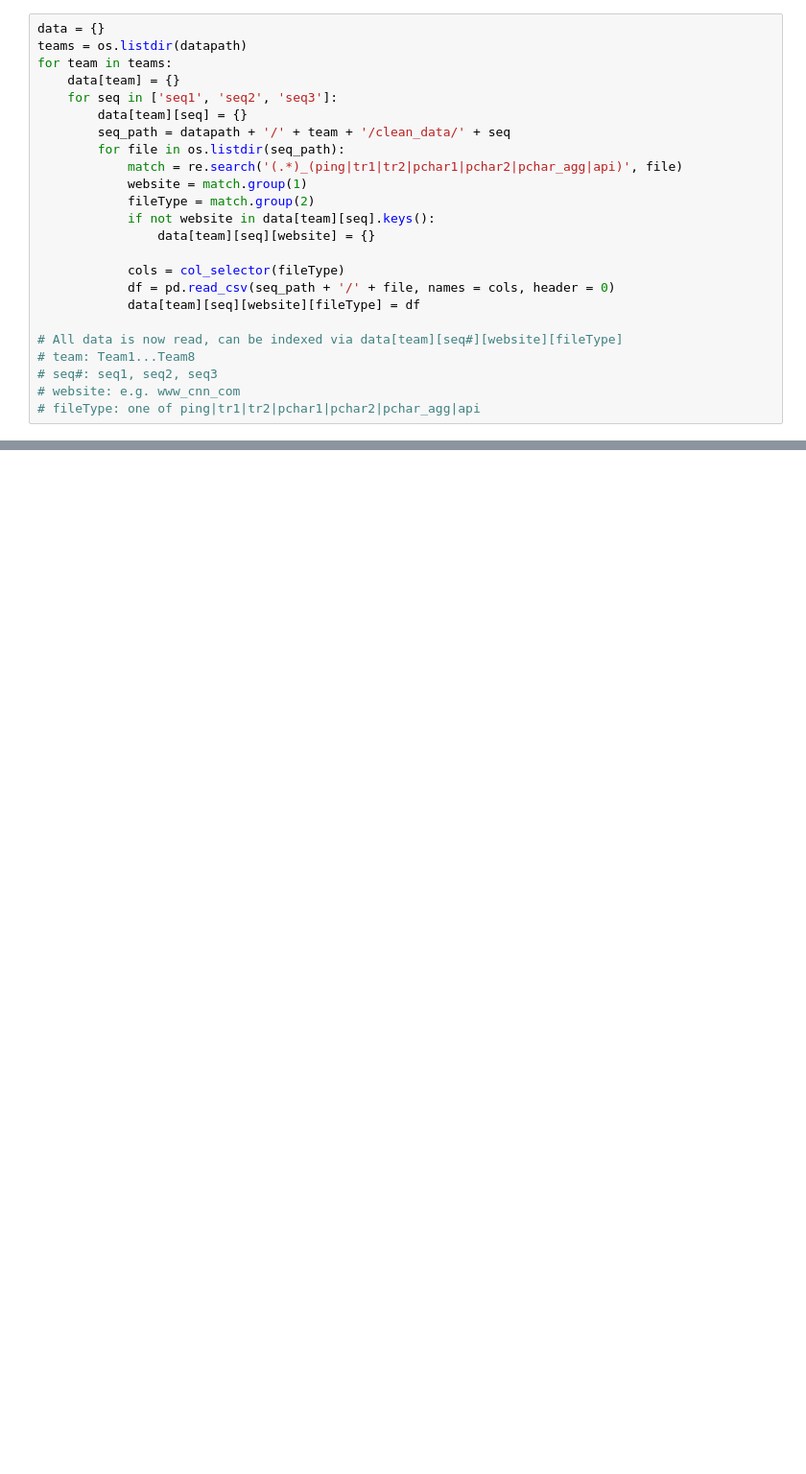
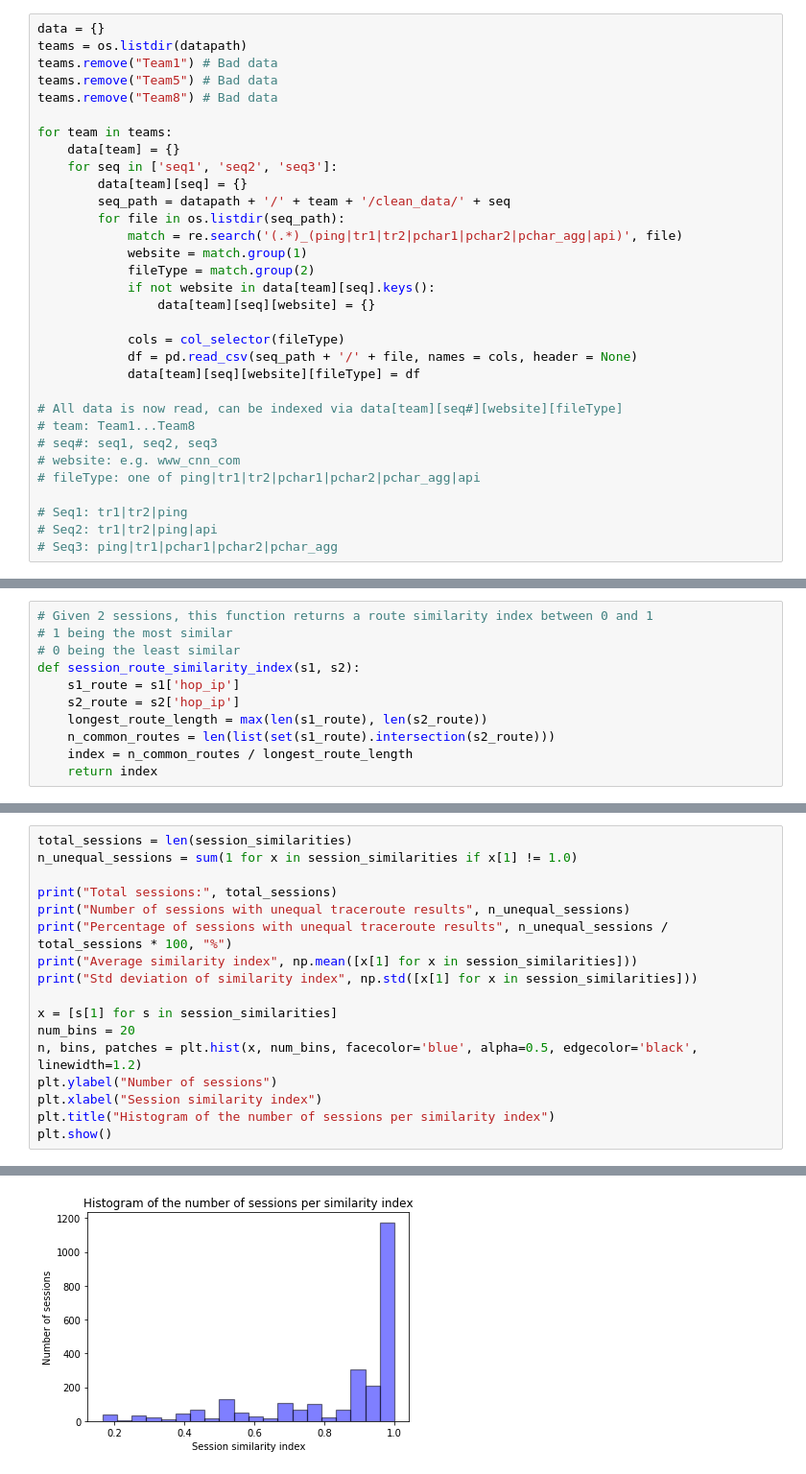
Before and after one commit to mbronckers/cmsc23360, a Jupyter notebook: p3/Analysis.ipynb, the cells around one changed output, grey strips where cells are left out. Shown: that part at 96% size. Cells and saved outputs as stored; diff of their text form; blank space fills up the shorter version.

```diff
--- a/p3/Analysis.ipynb
+++ b/p3/Analysis.ipynb
@@ -43,6 +48,10 @@ def col_selector(fileType):
 # %%
 data = {}
 teams = os.listdir(datapath)
+teams.remove("Team1") # Bad data
+teams.remove("Team5") # Bad data
+teams.remove("Team8") # Bad data
+
 for team in teams:
     data[team] = {}
     for seq in ['seq1', 'seq2', 'seq3']:
@@ -56,7 +65,7 @@ for team in teams:
                 data[team][seq][website] = {}
 
             cols = col_selector(fileType)
-            df = pd.read_csv(seq_path + '/' + file, names = cols, header = 0)
+            df = pd.read_csv(seq_path + '/' + file, names = cols, header = None)
             data[team][seq][website][fileType] = df
 
 # All data is now read, can be indexed via data[team][seq#][website][fileType]
@@ -64,3 +73,7 @@ for team in teams:
 # seq#: seq1, seq2, seq3
 # website: e.g. www_cnn_com
 # fileType: one of ping|tr1|tr2|pchar1|pchar2|pchar_agg|api
+
+# Seq1: tr1|tr2|ping
+# Seq2: tr1|tr2|ping|api
+# Seq3: ping|tr1|pchar1|pchar2|pchar_agg
@@ -66,0 +115,11 @@ for team in teams:
+# %%
+# Given 2 sessions, this function returns a route similarity index between 0 and 1
+# 1 being the most similar
+# 0 being the least similar
+def session_route_similarity_index(s1, s2):
+    s1_route = s1['hop_ip']
+    s2_route = s2['hop_ip']
+    longest_route_length = max(len(s1_route), len(s2_route))
+    n_common_routes = len(list(set(s1_route).intersection(s2_route)))
+    index = n_common_routes / longest_route_length
+    return index
@@ -66,0 +164,18 @@ for team in teams:
+# %%
+total_sessions = len(session_similarities)
+n_unequal_sessions = sum(1 for x in session_similarities if x[1] != 1.0)
+
+print("Total sessions:", total_sessions)
+print("Number of sessions with unequal traceroute results", n_unequal_sessions)
+print("Percentage of sessions with unequal traceroute results", n_unequal_sessions / total_sessions * 100, "%")
+print("Average similarity index", np.mean([x[1] for x in session_similarities]))
+print("Std deviation of similarity index", np.std([x[1] for x in session_similarities]))
+
+x = [s[1] for s in session_similarities]
+num_bins = 20
+n, bins, patches = plt.hist(x, num_bins, facecolor='blue', alpha=0.5, edgecolor='black', linewidth=1.2)
+plt.ylabel("Number of sessions")
+plt.xlabel("Session similarity index")
+plt.title("Histogram of the number of sessions per similarity index")
+plt.show()
+# %% [output]
@@ -66,0 +187 @@ for team in teams:
+[figure, added]
```
Also changed, not shown: parts of 21 cells of this notebook.
